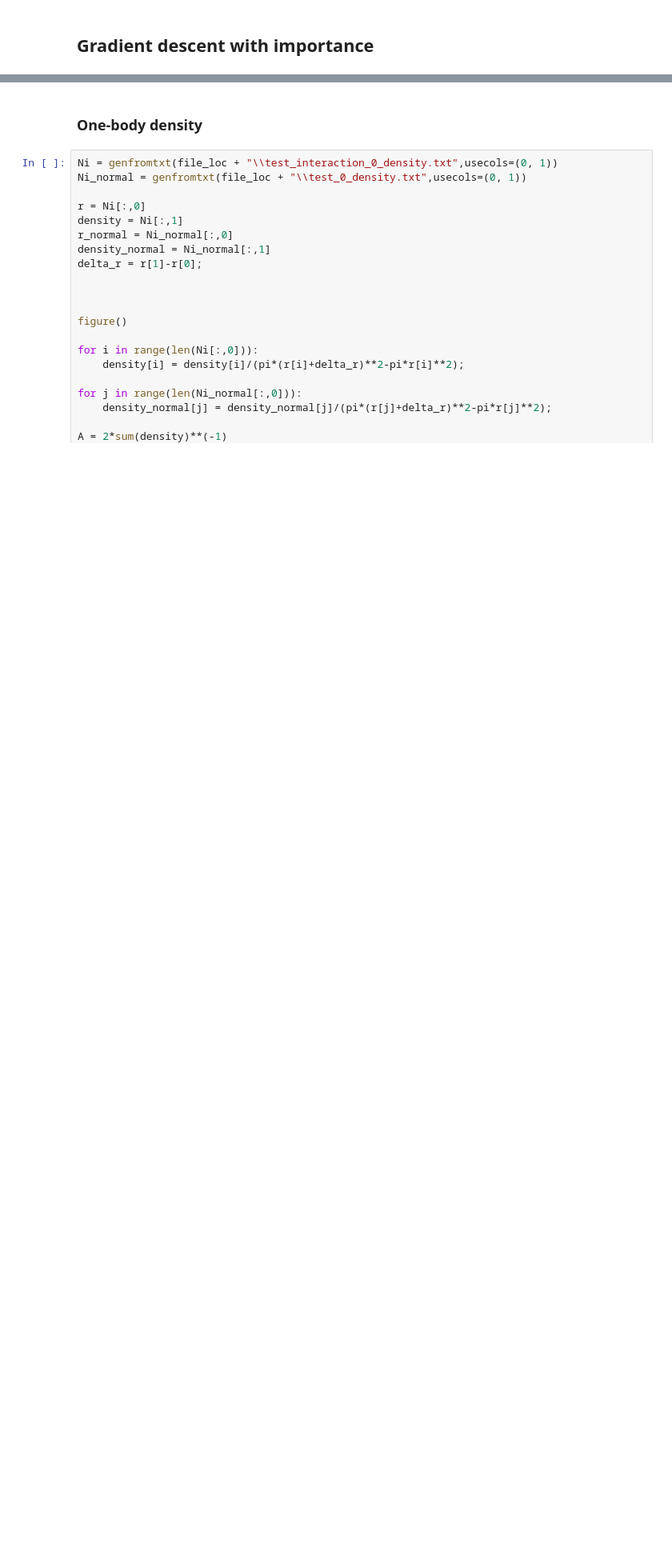
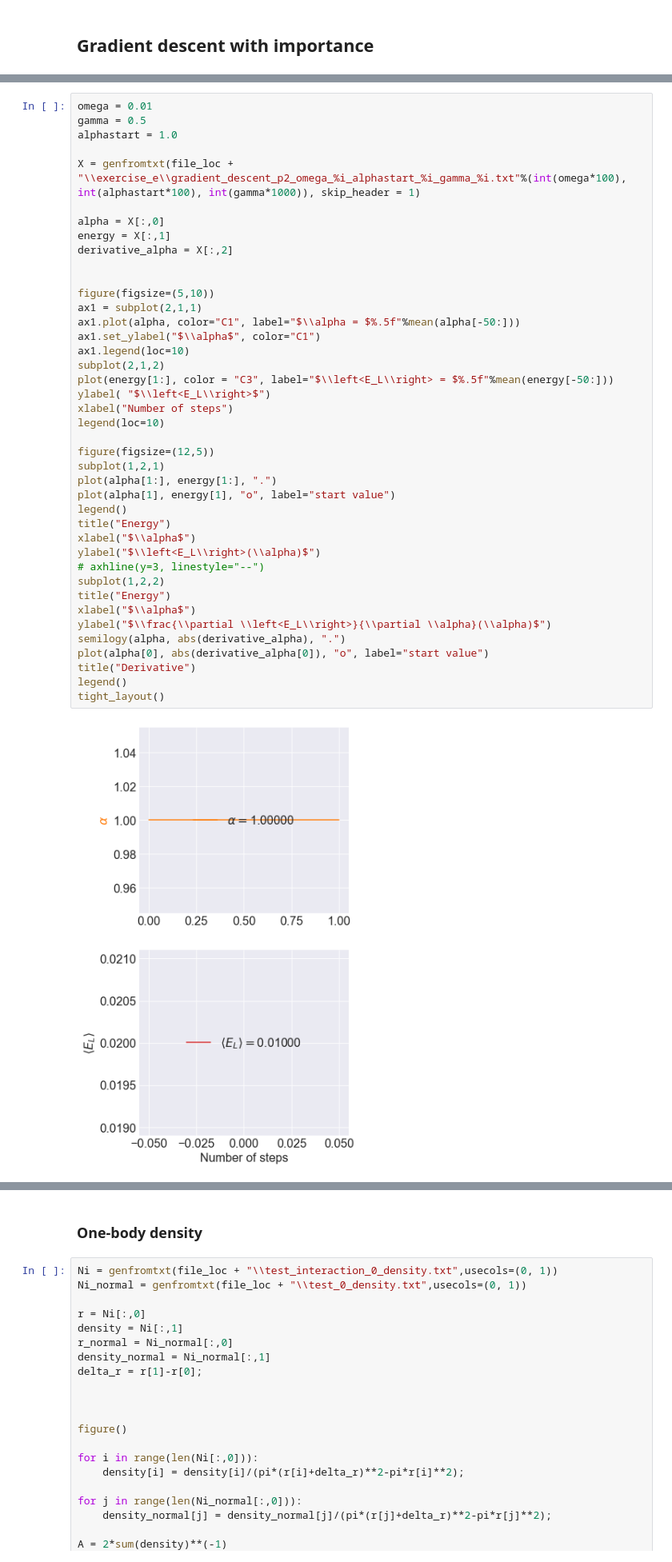
Before and after one commit to vildemjo/vmc_fermions, a Jupyter notebook: analysisscripts/plotting.ipynb, the cells around one changed output, grey strips where cells are left out. Shown at 80% size. Cells and saved outputs as stored; diff of their text form; blank space fills up the shorter version.

```diff
--- a/analysisscripts/plotting.ipynb
+++ b/analysisscripts/plotting.ipynb
@@ -416,0 +216,43 @@ average E_i:  8.697330476190476
+# %%
+omega = 0.01
+gamma = 0.5
+alphastart = 1.0
+
+X = genfromtxt(file_loc + "\\exercise_e\\gradient_descent_p2_omega_%i_alphastart_%i_gamma_%i.txt"%(int(omega*100), int(alphastart*100), int(gamma*1000)), skip_header = 1)
+
+alpha = X[:,0]
+energy = X[:,1]
+derivative_alpha = X[:,2]
+
+
+figure(figsize=(5,10))
+ax1 = subplot(2,1,1)
+ax1.plot(alpha, color="C1", label="$\\alpha = $%.5f"%mean(alpha[-50:]))
+ax1.set_ylabel("$\\alpha$", color="C1")
+ax1.legend(loc=10)
+subplot(2,1,2)
+plot(energy[1:], color = "C3", label="$\\left<E_L\\right> = $%.5f"%mean(energy[-50:]))
+ylabel( "$\\left<E_L\\right>$")
+xlabel("Number of steps")
+legend(loc=10)
+
+figure(figsize=(12,5))
+subplot(1,2,1)
+plot(alpha[1:], energy[1:], ".")
+plot(alpha[1], energy[1], "o", label="start value")
+legend()
+title("Energy")
+xlabel("$\\alpha$")
+ylabel("$\\left<E_L\\right>(\\alpha)$")
+# axhline(y=3, linestyle="--")
+subplot(1,2,2)
+title("Energy")
+xlabel("$\\alpha$")
+ylabel("$\\frac{\\partial \\left<E_L\\right>}{\\partial \\alpha}(\\alpha)$")
+semilogy(alpha, abs(derivative_alpha), ".")
+plot(alpha[0], abs(derivative_alpha[0]), "o", label="start value")
+title("Derivative")
+legend()
+tight_layout()
+# %% [output]
+[figure, added]
```
Also changed, not shown: parts of 18 cells of this notebook, 12 other files.
